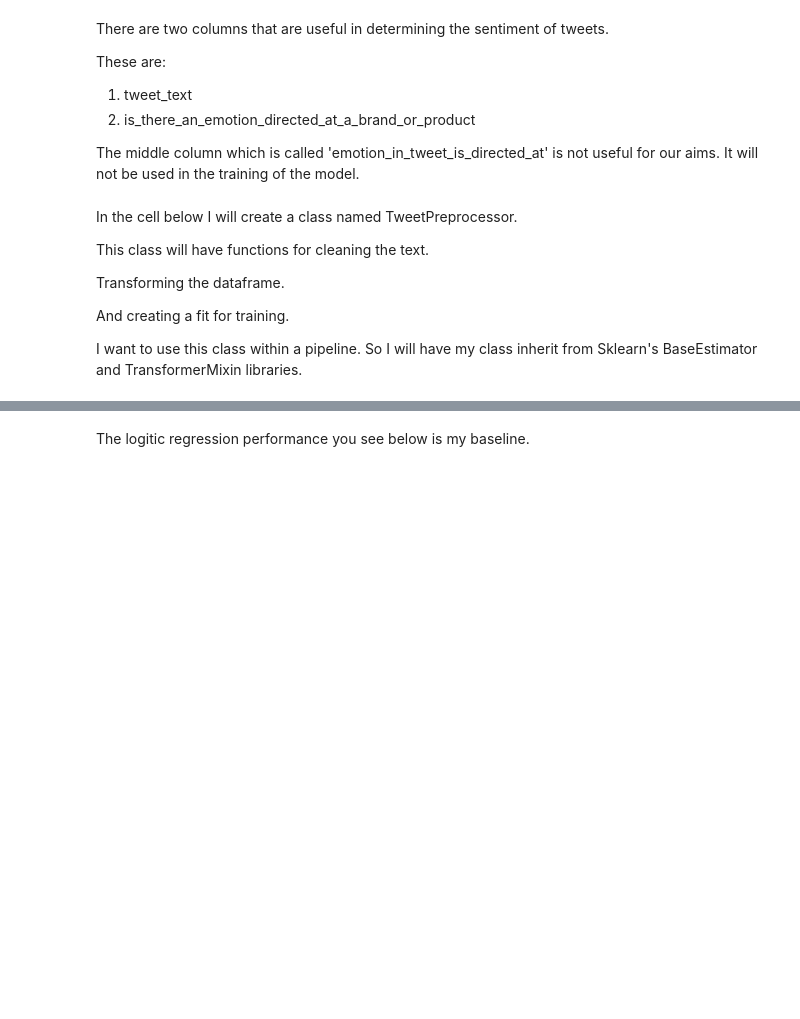
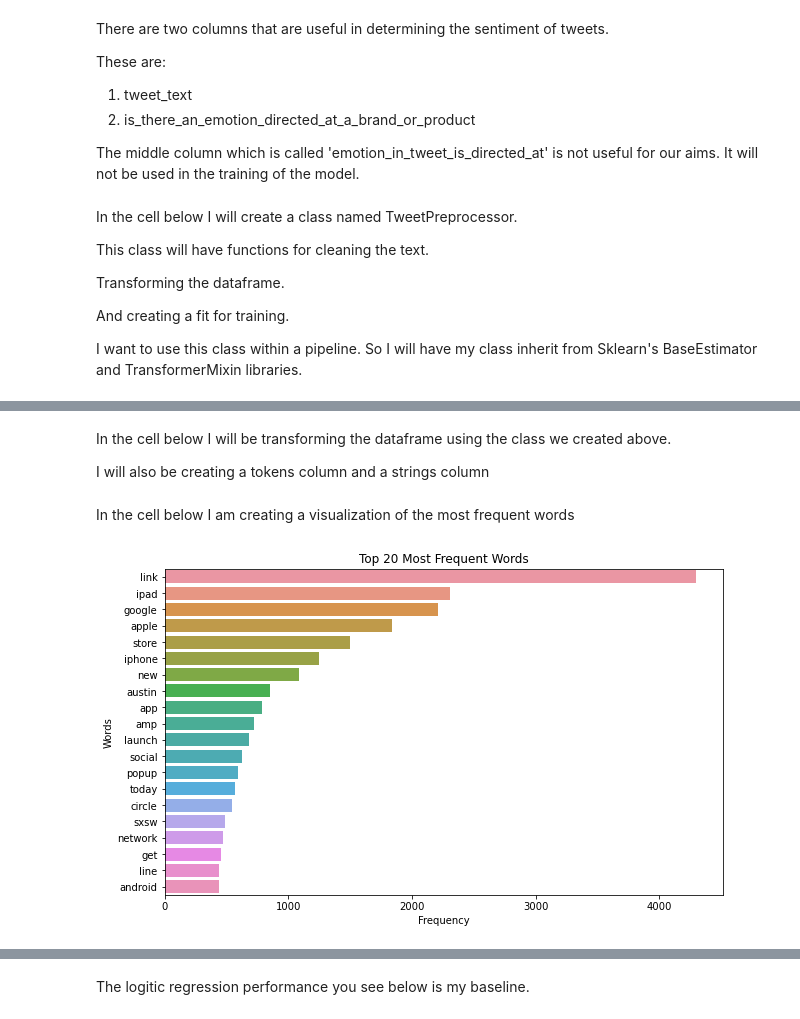
Before and after one commit to FrancisNdirangu/NLPGroupProject, a Jupyter notebook: notebook.ipynb, the cells around one changed output, grey strips where cells are left out. Cells and saved outputs as stored; diff of their text form; code cells hidden in the pictures; blank space fills up the shorter version.

```diff
--- a/notebook.ipynb
+++ b/notebook.ipynb
@@ -288,0 +301,4 @@ class TweetPreprocessor(BaseEstimator, TransformerMixin):
+# %%
+#creating a copy of df to use for visualization
+df_viz = df.copy()
+df_viz.head()
@@ -288,0 +312,36 @@ class TweetPreprocessor(BaseEstimator, TransformerMixin):
+# %% [markdown]
+In the cell below I will be transforming the dataframe using the class we created above.
+
+I will also be creating a tokens column and a strings column
+# %%
+#transforming dataframe
+# Initialize preprocessor
+cleaner_tokens = TweetPreprocessor(output_format='tokens')
+cleaner_string = TweetPreprocessor(output_format='string')
+
+# Apply transformations
+#creating column with tokens
+df_viz['clean_tokens'] = cleaner_tokens.transform(df_viz['tweet_text'])
+#creating column with strings
+df_viz['clean_text'] = cleaner_string.transform(df_viz['tweet_text'])
+# %% [markdown]
+In the cell below I am creating a visualization of the most frequent words
+# %%
+from collections import Counter
+import matplotlib.pyplot as plt
+import seaborn as sns
+
+# Flatten list of tokens
+all_words = [word for tokens in df_viz['clean_tokens'] for word in tokens]
+word_freq = Counter(all_words).most_common(20)
+
+# Bar plot
+words, freqs = zip(*word_freq)
+plt.figure(figsize=(10,6))
+sns.barplot(x=list(freqs), y=list(words))
+plt.title("Top 20 Most Frequent Words")
+plt.xlabel("Frequency")
+plt.ylabel("Words")
+plt.show()
+# %% [output]
+[figure, added]
```
Also changed, not shown: parts of 18 cells of this notebook, 1 other file.
